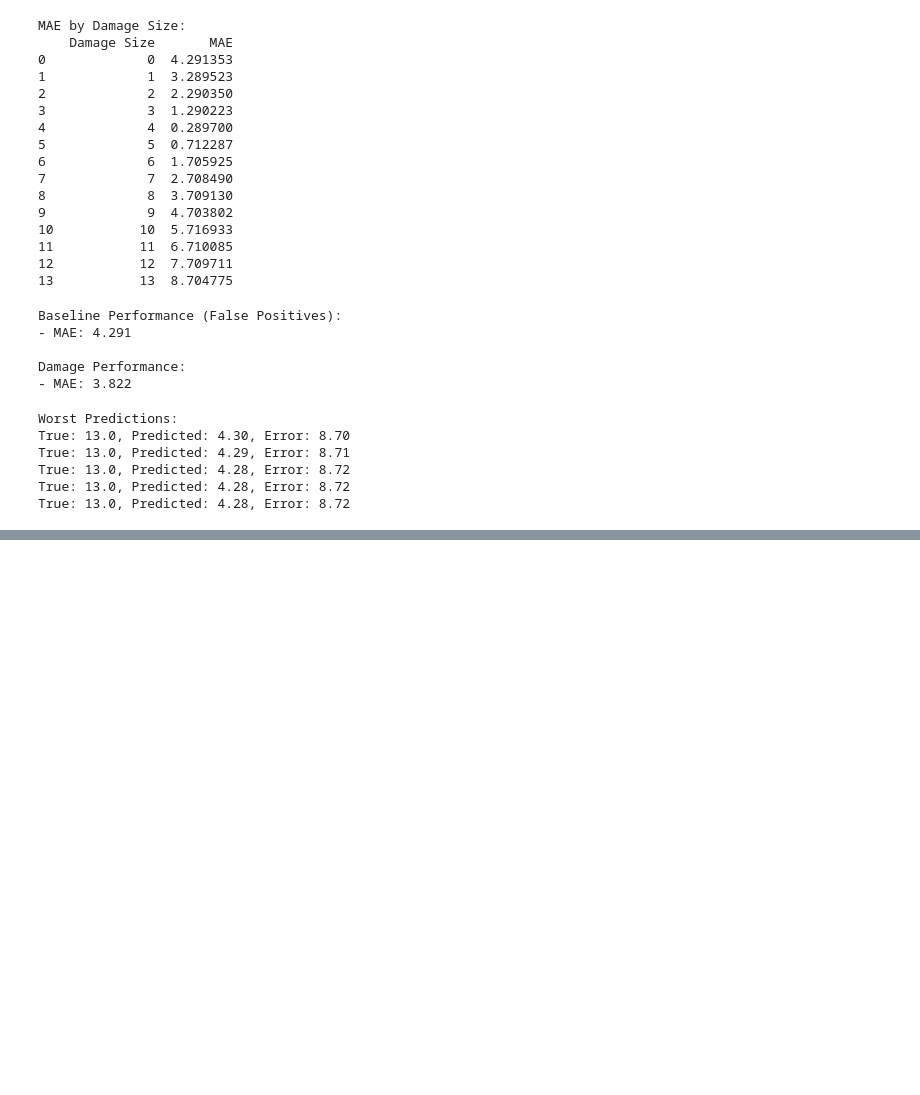
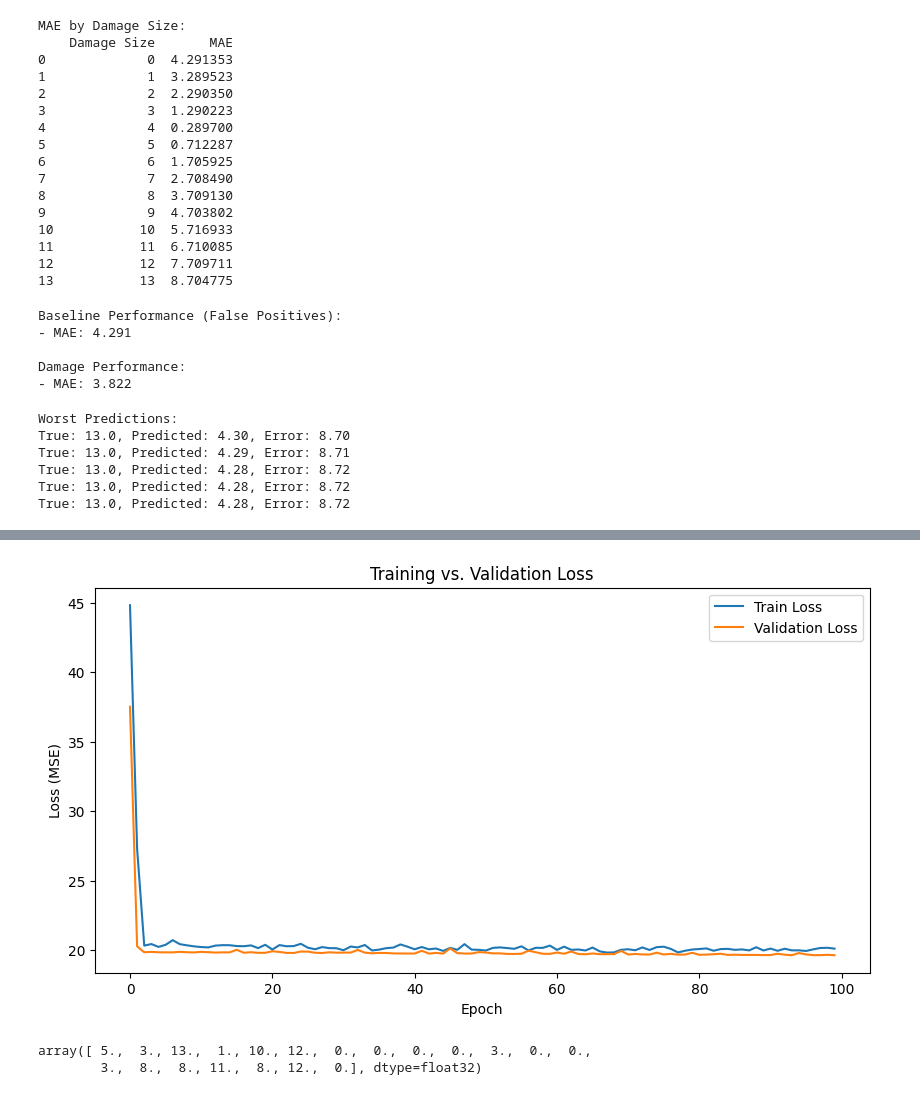
Before and after one commit to bharade/shm_ogw3, a Jupyter notebook: Research/mtp-2-d1.ipynb, the cells around one changed output, grey strips where cells are left out. Saved outputs shown, nothing was run; the diff lists cells and outputs as text; code cells hidden in the pictures; blank space fills up the shorter version.

```diff
--- a/Research/mtp-2-d1.ipynb
+++ b/Research/mtp-2-d1.ipynb
@@ -285,8 +389,8 @@ X_test=X_test_scaled
 X_train = X_train.astype('float32')
 X_test = X_test.astype('float32')
 # %%
-y_train = y_train.astype('int32')
-y_test = y_test.astype('int32')
+y_train = y_train.astype('float32')
+y_test = y_test.astype('float32')
 # %%
 print("Min values after scaling:", np.min(X_train, axis=(1,2)))
 print("Max values after scaling:", np.max(X_train, axis=(1,2)))
@@ -577,0 +813,10 @@ True: 13.0, Predicted: 4.28, Error: 8.72
+# %%
+# Build and compile the model.
+model_simple = build_simple_cnn_model()
+model_simple.compile(
+    optimizer=tf.keras.optimizers.Adam(learning_rate=1e-4),
+    loss='mse',  # Mean Squared Error loss for regression
+    metrics=['mae', 'mse']
+)
+
+model_simple.summary()
@@ -577,0 +845,19 @@ True: 13.0, Predicted: 4.28, Error: 8.72
+# %%
+
+
+
+
+# Train the model.
+history_simple = model_simple.fit(
+    X_train, y_train,  # Use your training data (ensure y_train is the target extent of damage)
+    validation_data=(X_test, y_test),
+    epochs=100,
+    batch_size=32,
+    callbacks=[
+        tf.keras.callbacks.EarlyStopping(
+            monitor='val_loss',
+            patience=10,
+            restore_best_weights=True
+        )
+    ]
+)
@@ -577,0 +882,14 @@ True: 13.0, Predicted: 4.28, Error: 8.72
+# %%
+import matplotlib.pyplot as plt
+
+# Plot training and validation loss
+plt.figure(figsize=(10, 5))
+plt.plot(history_simple.history['loss'], label='Train Loss')
+plt.plot(history_simple.history['val_loss'], label='Validation Loss')
+plt.xlabel('Epoch')
+plt.ylabel('Loss (MSE)')
+plt.legend()
+plt.title('Training vs. Validation Loss')
+plt.show()
+# %% [output]
+[figure, added]
@@ -577,0 +900,5 @@ True: 13.0, Predicted: 4.28, Error: 8.72
+# %%
+small_y_train
+# %% [output]
+array([ 5.,  3., 13.,  1., 10., 12.,  0.,  0.,  0.,  0.,  3.,  0.,  0.,
+        3.,  8.,  8., 11.,  8., 12.,  0.], dtype=float32)
```
Also changed, not shown: parts of 48 cells of this notebook.
